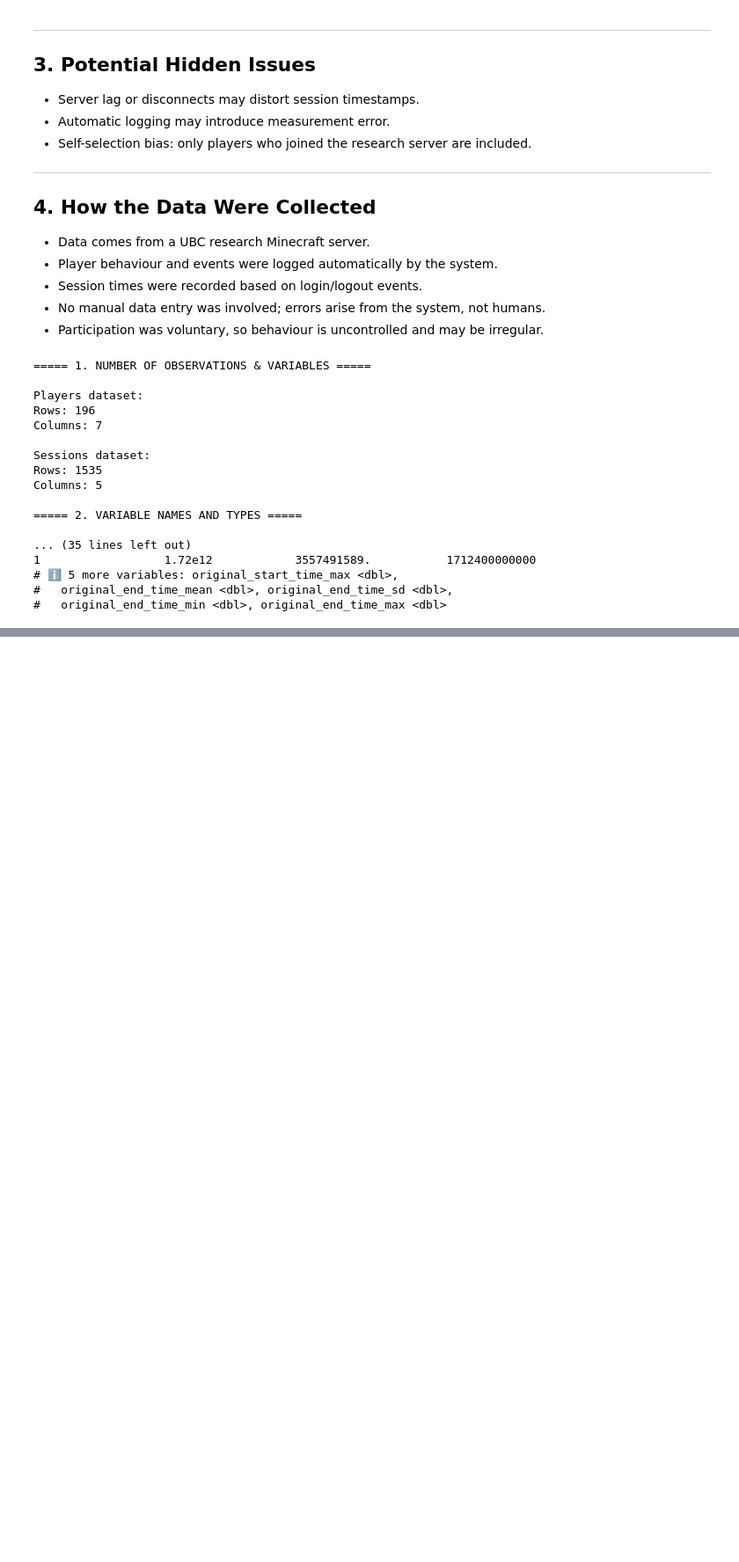
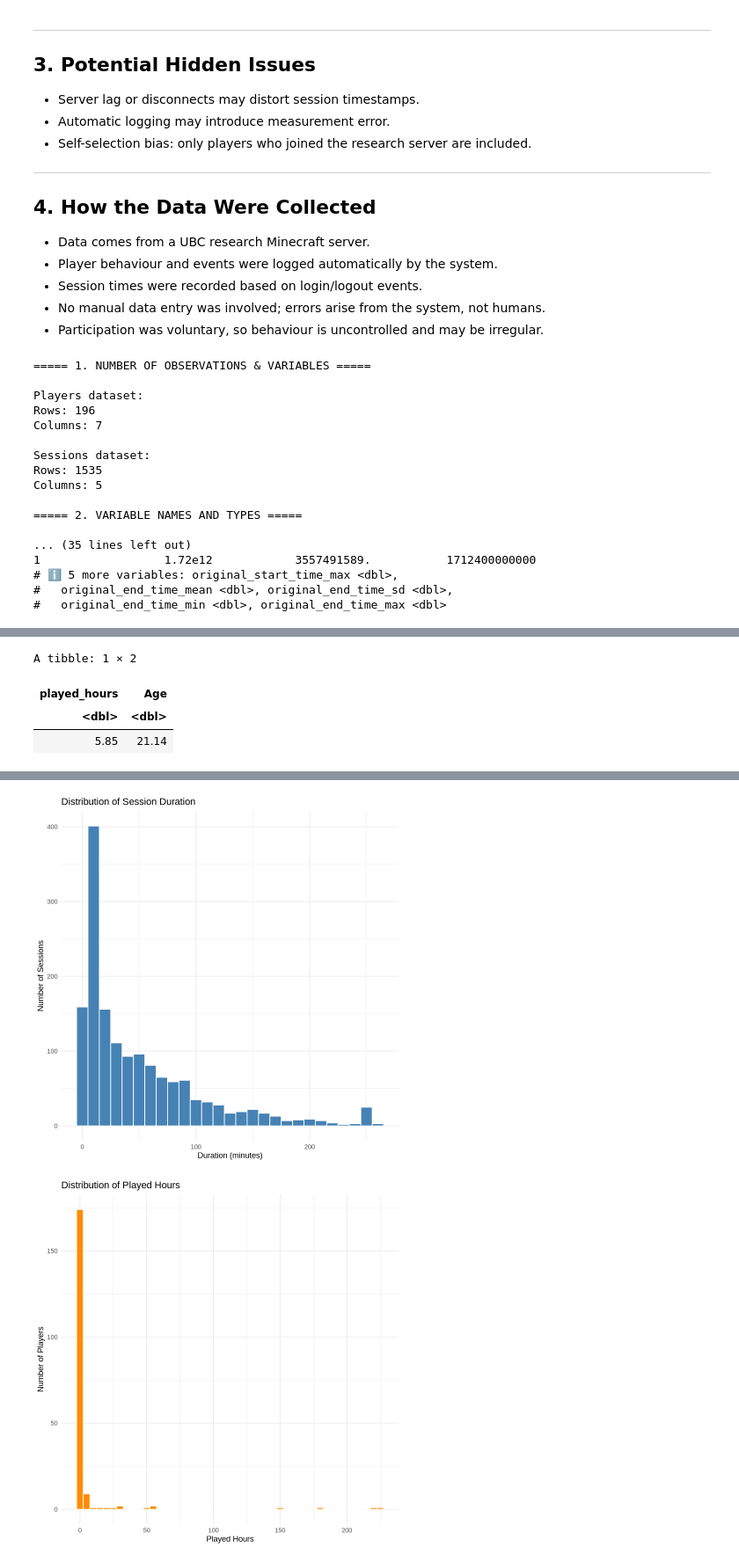
Before and after one commit to shaurya7vs/dsci-project, a Jupyter notebook: ubc_minecraft_planning_report.ipynb, the cells around one changed output, grey strips where cells are left out. Shown at 88% size. Saved outputs shown, nothing was run; the diff lists cells and outputs as text; code cells hidden in the pictures; blank space fills up the shorter version.

```diff
--- a/ubc_minecraft_planning_report.ipynb
+++ b/ubc_minecraft_planning_report.ipynb
@@ -217,0 +220,45 @@ This cleaned dataset will allow me to apply supervised learning methods from the
+# %%
+# wrangling
+sessions_data <- sessions |>
+    # googled how to format time in R
+    mutate(start_time = strptime(start_time, format = "%d/%m/%Y %H:%M"),
+         end_time   = strptime(end_time,   format = "%d/%m/%Y %H:%M"),
+         duration_minutes = as.numeric(difftime(end_time, start_time, units = "mins")))
+
+players_data <- players
+
+# average played hours and average age tibble
+player_means <- players_data |>
+    select(where(is.numeric)) |>
+    summarise(across(everything(), \(x) round(mean(x, na.rm = TRUE), 2)))
+
+player_means
+
+# Session duration distribution
+ggplot(sessions_data, aes(x = duration_minutes)) +
+  geom_histogram(binwidth = 10, fill = "steelblue", color = "white") +
+  labs(title = "Distribution of Session Duration",
+       x = "Duration (minutes)",
+       y = "Number of Sessions") +
+  theme_minimal()
+
+# Played hours distribution
+ggplot(players_data, aes(x = played_hours)) +
+  geom_histogram(binwidth = 5, fill = "darkorange", color = "white") +
+  labs(title = "Distribution of Played Hours",
+       x = "Played Hours",
+       y = "Number of Players") +
+  theme_minimal()
+
+# Played hours by experience
+ggplot(players_data, aes(x = experience, y = played_hours)) +
+    geom_boxplot(fill = "purple", alpha = 0.6) +
+    labs(title = "Played Hours by Experience Level",
+       x = "Experience Level",
+       y = "Played Hours") +
+    theme_minimal()
+# %% [output]
+A tibble: 1 × 2
+| played_hours | Age |
+| <dbl> | <dbl> |
+| 5.85 | 21.14 |
@@ -217,0 +267,2 @@ This cleaned dataset will allow me to apply supervised learning methods from the
+[figure, added]
+[figure, added]
```
Also changed, not shown: parts of 4 cells of this notebook.
